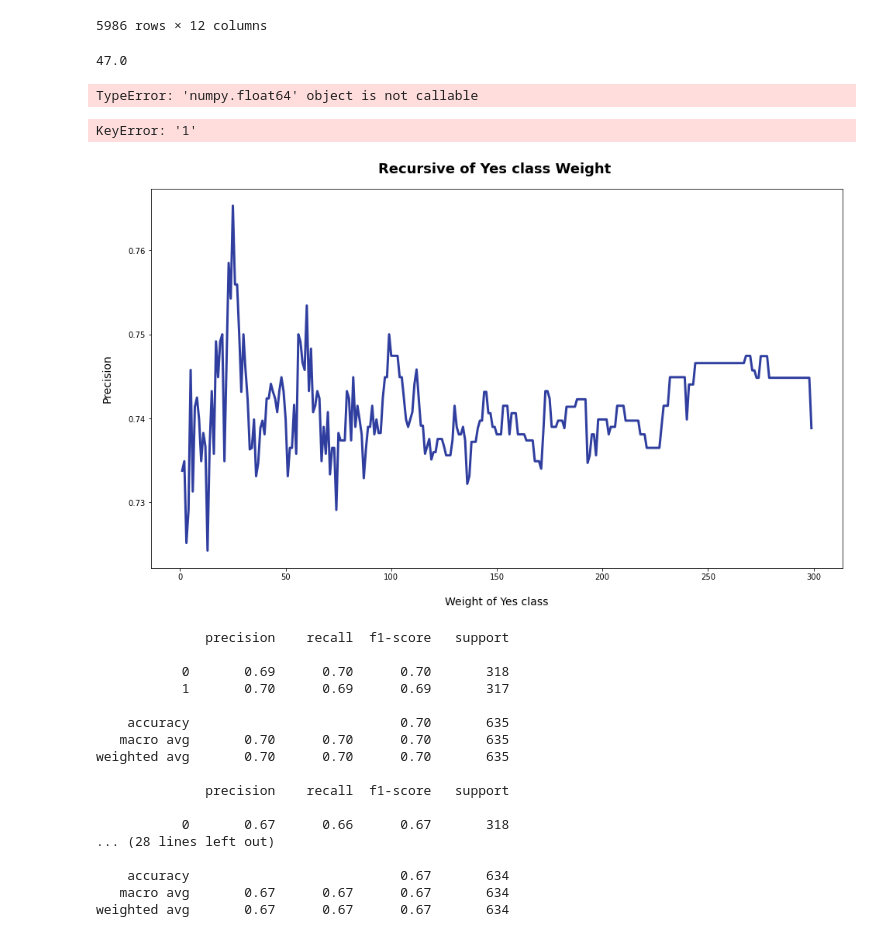
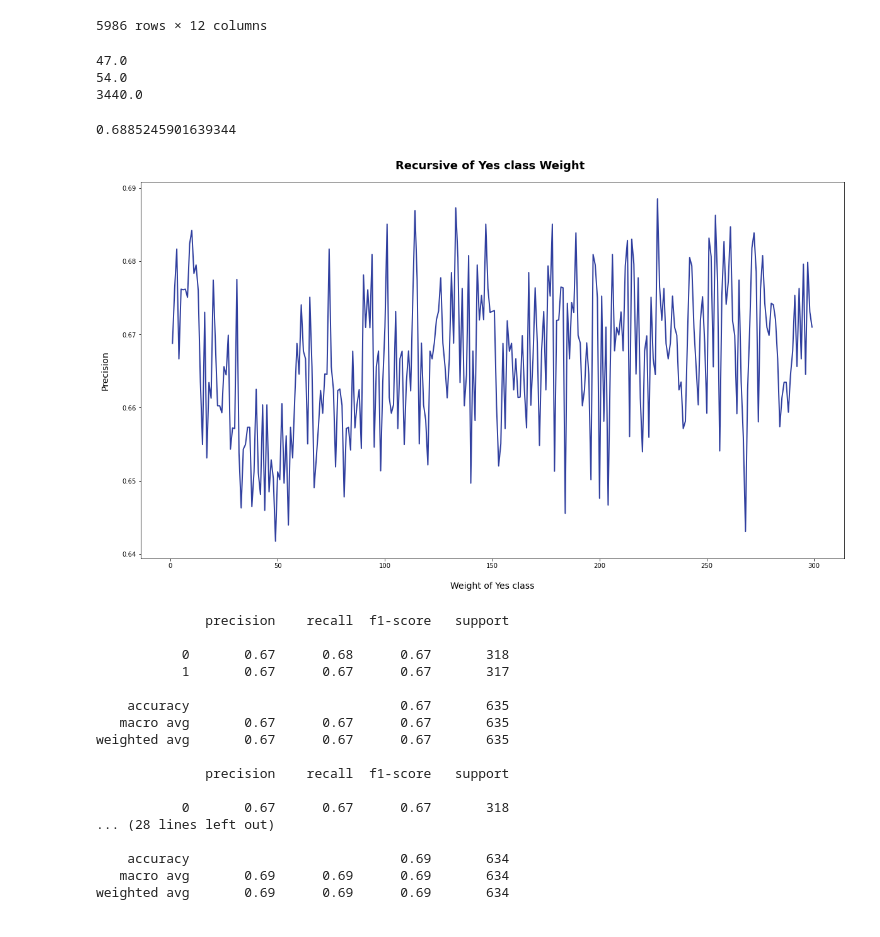
Before and after one commit to Hydrogen3105/Telecom-Churn-Prediction, a Jupyter notebook: Model.ipynb, the cells around one changed output. Saved outputs shown, nothing was run; the diff lists cells and outputs as text; code cells hidden in the pictures.

```diff
--- a/Model.ipynb
+++ b/Model.ipynb
@@ -5,7 +5,7 @@ import seaborn as sns
 import matplotlib.pyplot as plt
 from sklearn import preprocessing
 
-df = pd.read_csv("C:/Users/porin/Desktop/Files/Telecom-Churn-Prediction/telecom_users_prep.csv")
+df = pd.read_csv("telecom_users_prep.csv")
 df = df.drop(columns=['gender', 'PhoneService', 'Unnamed: 0'])
 
 label_encoder = preprocessing.LabelEncoder()
@@ -16,9 +16,11 @@ label_encoder = preprocessing.LabelEncoder()
 #PaymentMethod     Bank transfer = 0, Credit card = 1, Electronic check = 2
 
 for column in df.columns:
-    if column not in ['tenure', 'MonthlyCharges', 'TotalCharges']:
+    if column not in ['tenure', 'MonthlyCharges', 'TotalCharges', 'Churn']:
         df[column] = label_encoder.fit_transform(df[column])
+        df[column] = df[column].astype('object')
 
+df.fillna(value=0, inplace=True)
 df
 # %% [output]
 |  | SeniorCitizen | Partner | Dependents | tenure | MultipleLines | InternetService | OnlineSecurity | ... |
@@ -96,15 +98,15 @@ df_sel
 # %%
 from scipy.stats import iqr
 for num_col in ['tenure', 'MonthlyCharges', 'TotalCharges']:
-    iqr = iqr(df_sel[num_col])
-    print(iqr)
+    ls = df_sel[num_col].astype(np.int64).copy()
+    print(iqr(df_sel[num_col].astype(np.int64)))
 # %% [output]
 47.0
+54.0
+3440.0
-TypeError: 'numpy.float64' object is not callable
 # %%
 from sklearn.model_selection import StratifiedKFold
 from sklearn.preprocessing import MinMaxScaler
-from sklearn.ensemble import RandomForestClassifier
 
 array = df_sel.values
 class0_count, class1_count = df_sel['Churn'].value_counts()
@@ -117,7 +119,7 @@ class_0_under = class_0.sample(class1_count)
 under_df = pd.concat([class_0_under, class_1], axis=0).values
 
 X = under_df[:,0:-1]
-y = under_df[:,-1]
+y = under_df[:,-1].astype('int64')
 # %%
 # Split dataset into training set and test set
 X_train, X_test, y_train, y_test = train_test_split(X, y, test_size=0.2, random_state=1) # 80% training and 20% test
@@ -126,7 +128,7 @@ X_train, X_test, y_train, y_test = train_test_split(X, y, test_size=0.2, random_
 precision = []
 maxi_pre = 0
 for i in range(1, 300):
-    clf = RandomForestClassifier(class_weight= {0: 1, 1: i}, random_state= 1, criterion='gini')
+    clf = DecisionTreeClassifier(class_weight= {0: 1, 1: i})
 
     # Train Decision Tree Classifer
     clf = clf.fit(X_train,y_train)
@@ -135,22 +137,22 @@ for i in range(1, 300):
     y_pred = clf.predict(X_test)
     y_score = clf.score(X,y)
     precision.append(classification_report(y_test,y_pred, output_dict=True)['1']['precision'])
-#     print(classification_report(y_test,y_pred))
+    # print(classification_report(y_test,y_pred))
     # class labels
-print(precision.index(max(precision)) +1, max(precision))
+max(precision)
 # %% [output]
-KeyError: '1'
+0.6885245901639344
 # %%
 # show appropriate weight
-plt.figure(figsize=(16, 9))
+plt.figure(figsize=(20, 11))
 plt.title('Recursive of Yes class Weight ', fontsize=18, fontweight='bold', pad=20)
 plt.xlabel('Weight of Yes class', fontsize=14, labelpad=20)
 plt.ylabel('Precision', fontsize=14, labelpad=20)
-plt.plot(range(1, 300), precision, color='#303F9F', linewidth=3)
+plt.plot(range(1, 300), precision, color='#303F9F', linewidth=2)
 
 plt.show()
 # %% [output]
-[figure, old version]
+[figure, new version]
 # %%
 # Split dataset into training set and test set with stratified k-fold
 skf = StratifiedKFold(n_splits= 5, shuffle= True, random_state= 1)
@@ -171,21 +173,21 @@ for train_index, test_index in skf.split(X, y):
 # %% [output]
               precision    recall  f1-score   support
 
-           0       0.69      0.70      0.70       318
-           1       0.70      0.69      0.69       317
+           0       0.67      0.68      0.67       318
+           1       0.67      0.67      0.67       317
 
-    accuracy                           0.70       635
-   macro avg       0.70      0.70      0.70       635
-weighted avg       0.70      0.70      0.70       635
+    accuracy                           0.67       635
+   macro avg       0.67      0.67      0.67       635
+weighted avg       0.67      0.67      0.67       635
 
               precision    recall  f1-score   support
 
-           0       0.67      0.66      0.67       318
+           0       0.67      0.67      0.67       318
 ... (28 lines left out)
 
-    accuracy                           0.67       634
-   macro avg       0.67      0.67      0.67       634
-weighted avg       0.67      0.67      0.67       634
+    accuracy                           0.69       634
+   macro avg       0.69      0.69      0.69       634
+weighted avg       0.69      0.69      0.69       634
 # %%
 graph = Source(export_graphviz(clf, out_file=None,
                 filled=True, rounded=True,
```
Also changed, not shown: parts of 26 cells of this notebook.
